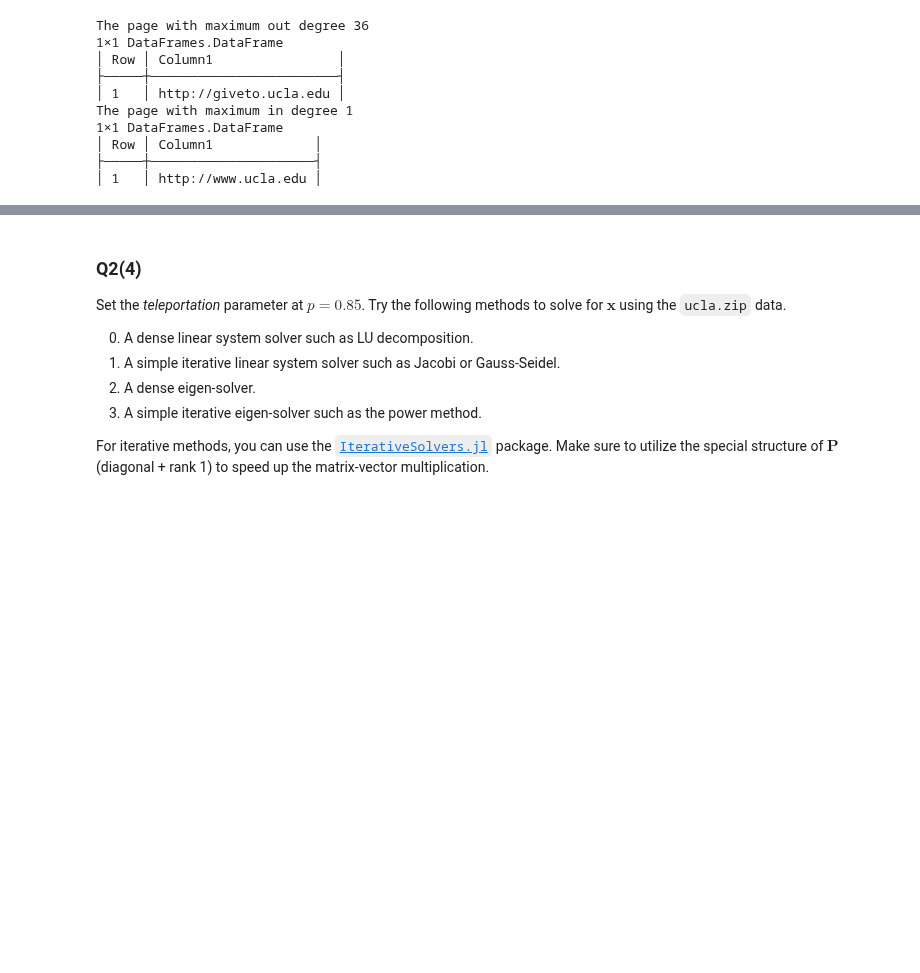
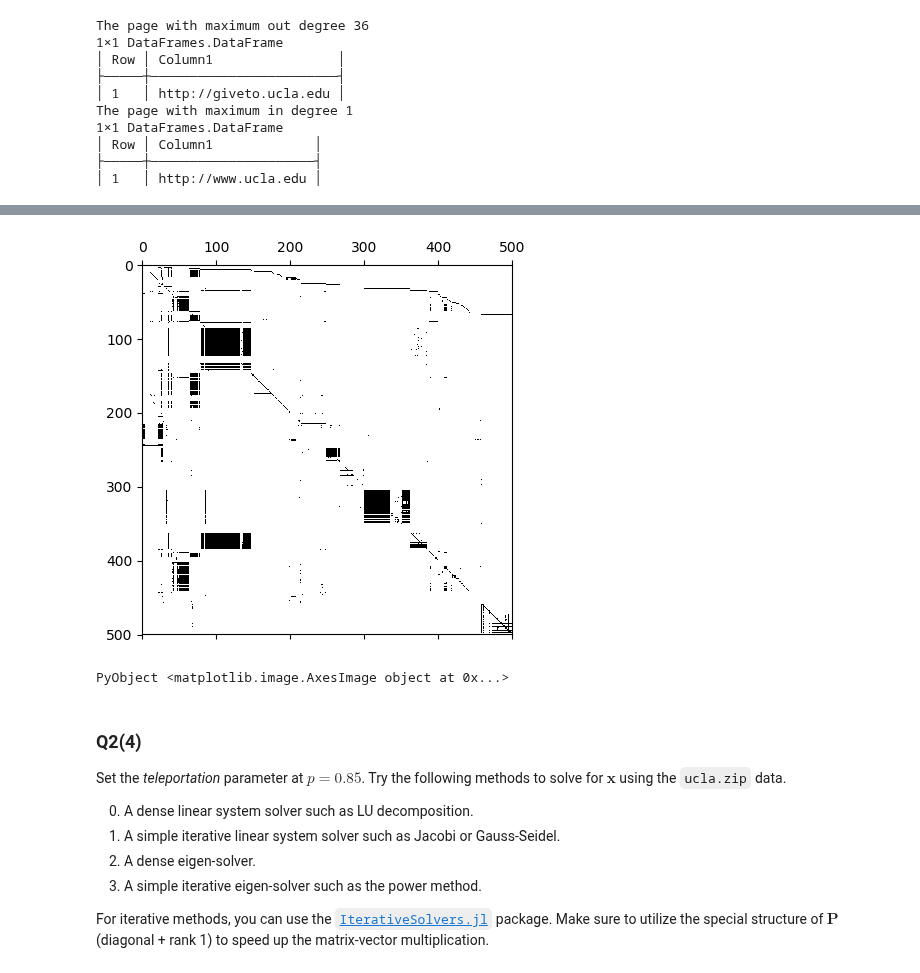
Before and after one commit to JiayunLi/biostat-m280-2018-spring, a Jupyter notebook: hw3/hw03.ipynb, the cells around one changed output, grey strips where cells are left out. Saved outputs shown, nothing was run; the diff lists cells and outputs as text; code cells hidden in the pictures; blank space fills up the shorter version.

```diff
--- a/hw3/hw03.ipynb
+++ b/hw3/hw03.ipynb
@@ -373,3 +371,9 @@ println(sum(LowerTriangular(A)) + sum(UpperTriangular(A)) - sum(Diagonal(A)))
+# %%
+A = full(A)
+spy(A)
+# %% [output]
+[figure, added]
+PyObject <matplotlib.image.AxesImage object at 0x...>
 # %% [markdown]
 ### Q2(4)
 
```
Also changed, not shown: parts of 2 cells of this notebook.
